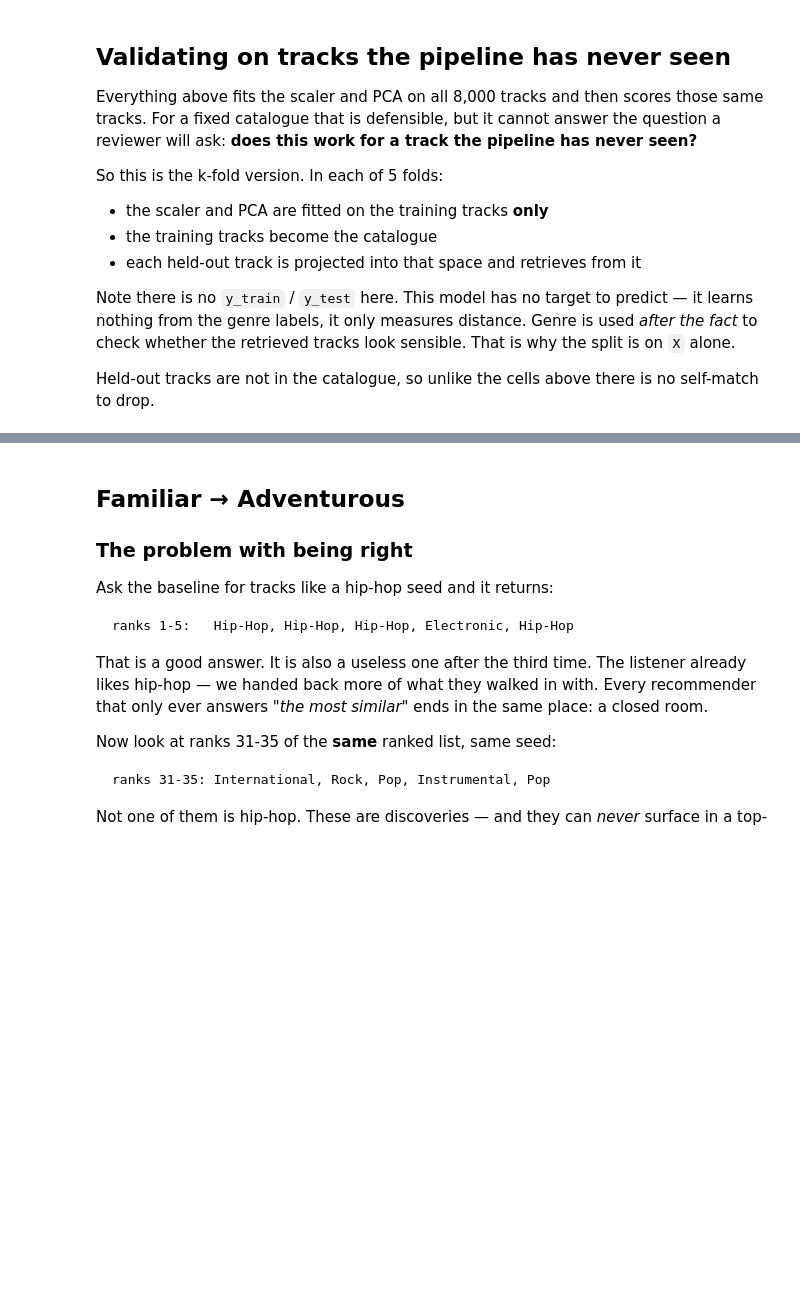
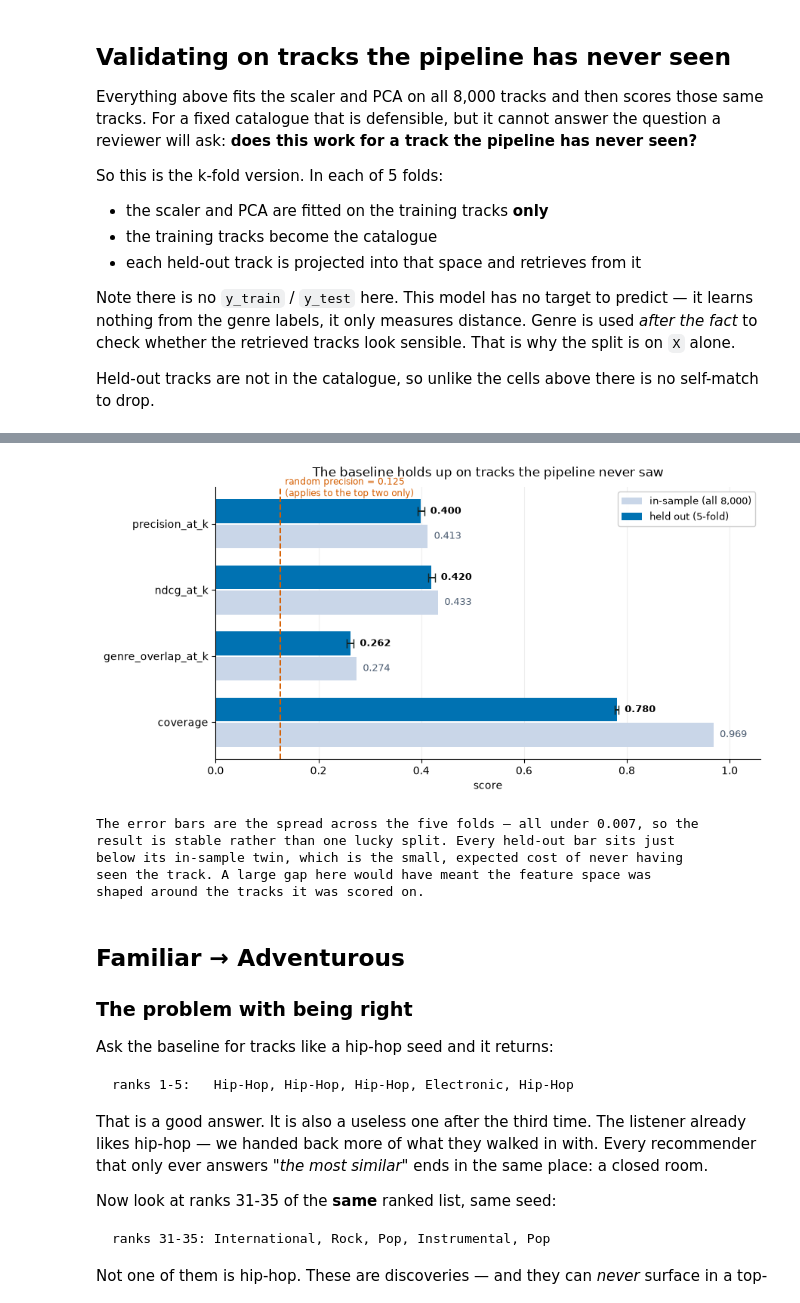
Before and after one commit to TimFlemmings/capstone-matchas-tastebridge, a Jupyter notebook: notebooks/01_eda_baseline.ipynb, the cells around one changed output, grey strips where cells are left out. Saved outputs shown, nothing was run; the diff lists cells and outputs as text; code cells hidden in the pictures; blank space fills up the shorter version.

```diff
--- a/notebooks/01_eda_baseline.ipynb
+++ b/notebooks/01_eda_baseline.ipynb
@@ -505,4 +615,57 @@ logged to MLflow: cf25d4a3a2f1449c9779780a8d99a41d
 🧪 View experiment at: http://127.0.0.1:5000/#/experiments/4
+# %%
+# The scorecard as one picture: held-out against in-sample, with the fold spread.
+import matplotlib.pyplot as plt
+import numpy as np
+
+names = ["precision_at_k", "ndcg_at_k", "genre_overlap_at_k", "coverage"]
+held = [folds[m].mean() for m in names]
+err = [folds[m].std() for m in names]
+ins = [in_sample[m] for m in names]
+
+fig, ax = plt.subplots(figsize=(9, 4.6))
+y = np.arange(len(names))
+
+ax.barh(y + .19, ins, height=.36, color="#C9D6E8", label="in-sample (all 8,000)")
+ax.barh(y - .19, held, height=.36, xerr=err, color="#0072B2",
+        error_kw=dict(ecolor="#17211C", lw=1.4, capsize=4),
+        label="held out (5-fold)")
+
+# The random line is precision's baseline (1 of 8 balanced genres). It is not a
+# baseline for coverage or overlap, which are on their own scales — so say so.
+ax.axvline(random_baseline(labels), color="#D55E00", ls="--", lw=1.4)
+ax.text(random_baseline(labels) + .01, -.72,
+        f"random precision = {random_baseline(labels):.3f}\n(applies to the top two only)",
+        color="#D55E00", fontsize=8.5, va="top")
+
+for i, (h, s) in enumerate(zip(held, ins)):
+    ax.text(h + err[i] + .012, i - .19, f"{h:.3f}", va="center", fontsize=9.5, fontweight="bold")
+    ax.text(s + .012, i + .19, f"{s:.3f}", va="center", fontsize=9, color="#4A5B70")
+
+ax.set_yticks(y); ax.set_yticklabels(names, fontsize=10)
+ax.set_xlim(0, 1.06); ax.invert_yaxis()
+ax.set_xlabel("score")
+ax.set_title("The baseline holds up on tracks the pipeline never saw", fontsize=12, pad=10)
+# upper right, not lower — the coverage bars reach 0.97 and swallow the box there
+ax.legend(loc="upper right", fontsize=9.5, framealpha=.95)
+ax.spines[["top", "right"]].set_visible(False)
+ax.grid(axis="x", color="#EEEEEE", zorder=0)
+ax.set_axisbelow(True)
+plt.tight_layout()
+plt.show()
+
+print("The error bars are the spread across the five folds — all under 0.007, so the")
+print("result is stable rather than one lucky split. Every held-out bar sits just")
+print("below its in-sample twin, which is the small, expected cost of never having")
+print("seen the track. A large gap here would have meant the feature space was")
+print("shaped around the tracks it was scored on.")
+# %% [output]
+[figure, added]
+The error bars are the spread across the five folds — all under 0.007, so the
+result is stable rather than one lucky split. Every held-out bar sits just
+below its in-sample twin, which is the small, expected cost of never having
+seen the track. A large gap here would have meant the feature space was
+shaped around the tracks it was scored on.
 # %% [markdown]
 ## Familiar → Adventurous
 
```
Also changed, not shown: parts of 7 cells of this notebook.
